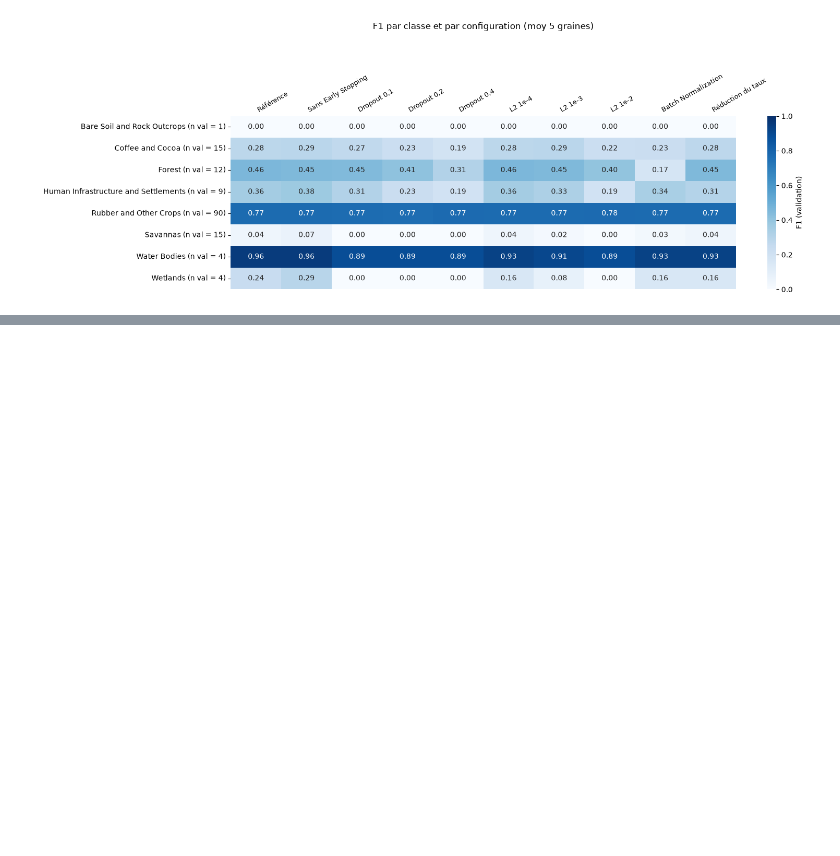
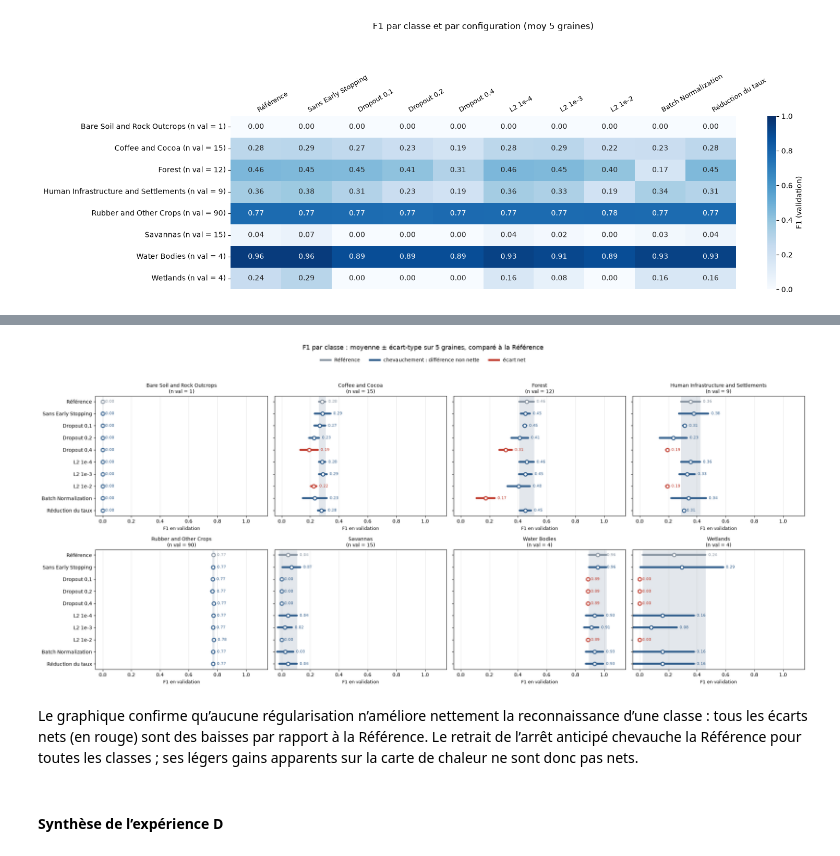
Before and after one commit to DanielYahiri/school-project, a Jupyter notebook: experience A.ipynb, the cells around one changed output, grey strips where cells are left out. Saved outputs shown, nothing was run; the diff lists cells and outputs as text; code cells hidden in the pictures; blank space fills up the shorter version.

```diff
--- a/experience A.ipynb
+++ b/experience A.ipynb
@@ -1570,0 +1575,43 @@ plt.show()
+# %%
+# F1 par classe : moyenne ± écart-type sur les 5 graines, pour chaque configuration
+
+f1_graines = {nom: np.array([f1_par_classe_D[(nom, g)] for g in GRAINES]) for nom in CONFIGS_ORDRE}  # graines x classes
+moy = {nom: v.mean(axis=0) for nom, v in f1_graines.items()}
+et = {nom: v.std(axis=0, ddof=1) for nom, v in f1_graines.items()}           # écart-type entre graines
+effectifs_val = pd.Series(y_val).value_counts().reindex(range(N_CLASSES), fill_value=0).to_numpy()
+
+fig, axes = plt.subplots(2, 4, figsize=(22, 10), sharey=True)
+y = np.arange(len(CONFIGS_ORDRE))[::-1]                       # première configuration en haut
+for k, ax in enumerate(axes.ravel()):
+    bas_ref, haut_ref = moy[REFERENCE_D][k] - et[REFERENCE_D][k], moy[REFERENCE_D][k] + et[REFERENCE_D][k]
+    ax.axvspan(bas_ref, haut_ref, color="#e3e7ec")              # bande de la Référence
+    for yi, nom in zip(y, CONFIGS_ORDRE):
+        m, s = moy[nom][k], et[nom][k]
+        if nom == REFERENCE_D:
+            c = "#8a96a3"
+        else:
+            c = "#2e5c8b" if (m - s) <= haut_ref and (m + s) >= bas_ref else "#c0392b"
+        ax.plot([m - s, m + s], [yi, yi], color=c, lw=4, solid_capstyle="round")
+        ax.plot(m, yi, "o", color="white", mec=c, mew=2, ms=7)
+        ax.text(min(m + s, 1.0), yi, f"  {m:.2f}", va="center", fontsize=8, color=c)
+    ax.set_title(f"{NOMS_CLASSES[k]}\n(n val = {effectifs_val[k]})", fontsize=10)
+    ax.set_xlim(-0.05, 1.15)
+    ax.grid(axis="x", alpha=0.3)
+    ax.set_xlabel("F1 en validation", fontsize=9)
+axes[0, 0].set_yticks(y, CONFIGS_ORDRE)
+
+legende = [Line2D([0], [0], color="#8a96a3", lw=4, label="Référence"),
+           Line2D([0], [0], color="#2e5c8b", lw=4, label="chevauchement : différence non nette"),
+           Line2D([0], [0], color="#c0392b", lw=4, label="écart net")]
+fig.legend(handles=legende, loc="upper center", ncol=3, bbox_to_anchor=(0.5, 0.955), frameon=False, fontsize=10)
+fig.suptitle("F1 par classe : moyenne ± écart-type sur 5 graines, comparé à la Référence", fontsize=13)
+plt.tight_layout(rect=[0, 0, 1, 0.92])
+plt.savefig(os.path.join(DOSSIER_SORTIE_D, "f1_par_classe_variabilite.png"), dpi=150)
+plt.show()
+# Les classes avec 1 à 4 observations en validation (Bare Soil, Water Bodies, Wetlands) ont des F1 très instables.
+# %% [output]
+[figure, added]
+# %% [markdown]
+Le graphique confirme qu’aucune régularisation n’améliore nettement la reconnaissance d’une classe : tous les écarts nets (en rouge) sont des baisses par rapport à la Référence. Le retrait de l’arrêt anticipé chevauche la Référence pour toutes les classes ; ses légers gains apparents sur la carte de chaleur ne sont donc pas nets.
+# %% [markdown]
+#### Synthèse de l’expérience D
```
Also changed, not shown: parts of 4 cells of this notebook, 1 other file.
